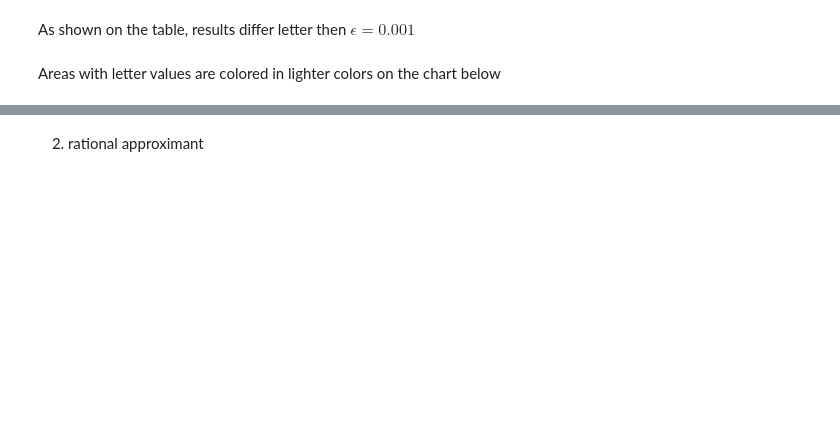
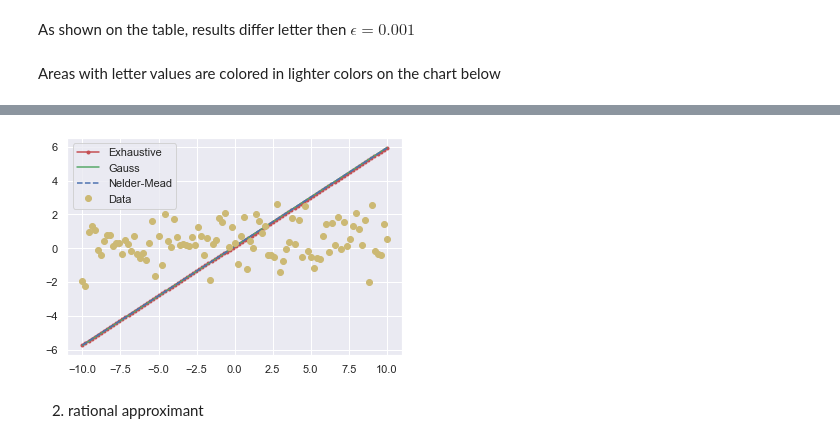
Before and after one commit to Resurrectiontent/ADA-TimeComplexityEstimation, a Jupyter notebook: 2-UnconstrainedNonlinearOptimisationDM.ipynb, the cells around one changed output, grey strips where cells are left out. Saved outputs shown, nothing was run; the diff lists cells and outputs as text; code cells hidden in the pictures; blank space fills up the shorter version.

```diff
--- a/2-UnconstrainedNonlinearOptimisationDM.ipynb
+++ b/2-UnconstrainedNonlinearOptimisationDM.ipynb
@@ -347,6 +347,18 @@ def visualize_measurements(func, exh_res, gauss_res, nelder_res, lg_loc='upper r
     ax.plot(exh_res[0][0], exh_res[0][1], 'ro')
     ax.plot(gauss_res[0][0], gauss_res[0][1], 'go')
     ax.plot(nelder_res[0][0], nelder_res[0][1], 'bo')
+
+def visualize_resulting_lines(func, exh_res, gauss_res, nelder_res):
+    x = np.linspace(-10, 10, 100)
+    y_exh = [func(x_i, exh_res[0][0], exh_res[0][1]) for x_i in x]
+    y_gauss = [func(x_i, gauss_res[0][0], gauss_res[0][1]) for x_i in x]
+    y_nelder = [func(x_i, nelder_res[0][0], nelder_res[0][1]) for x_i in x]
+
+    plot(x, y_exh, 'r.-', label="Exhaustive")
+    plot(x, y_gauss, 'g-', label="Gauss")
+    plot(x, y_nelder, 'b--', label="Nelder-Mead")
+    plot(np.linspace(-10, 10, 101), Y, 'yo', label='Data')
+    plt.legend()
 # %% [markdown]
 ### Setup
 # %%
@@ -382,4 +394,8 @@ visualize_measurements(linear_approximant, exh, gauss, nelder)
 <Figure size 576x432 with 0 Axes>
+# %%
+visualize_resulting_lines(linear_approximant, exh, gauss, nelder)
+# %% [output]
+[figure, added]
 # %% [markdown]
 2. rational approximant
 # %%
```
Also changed, not shown: parts of 8 cells of this notebook.
